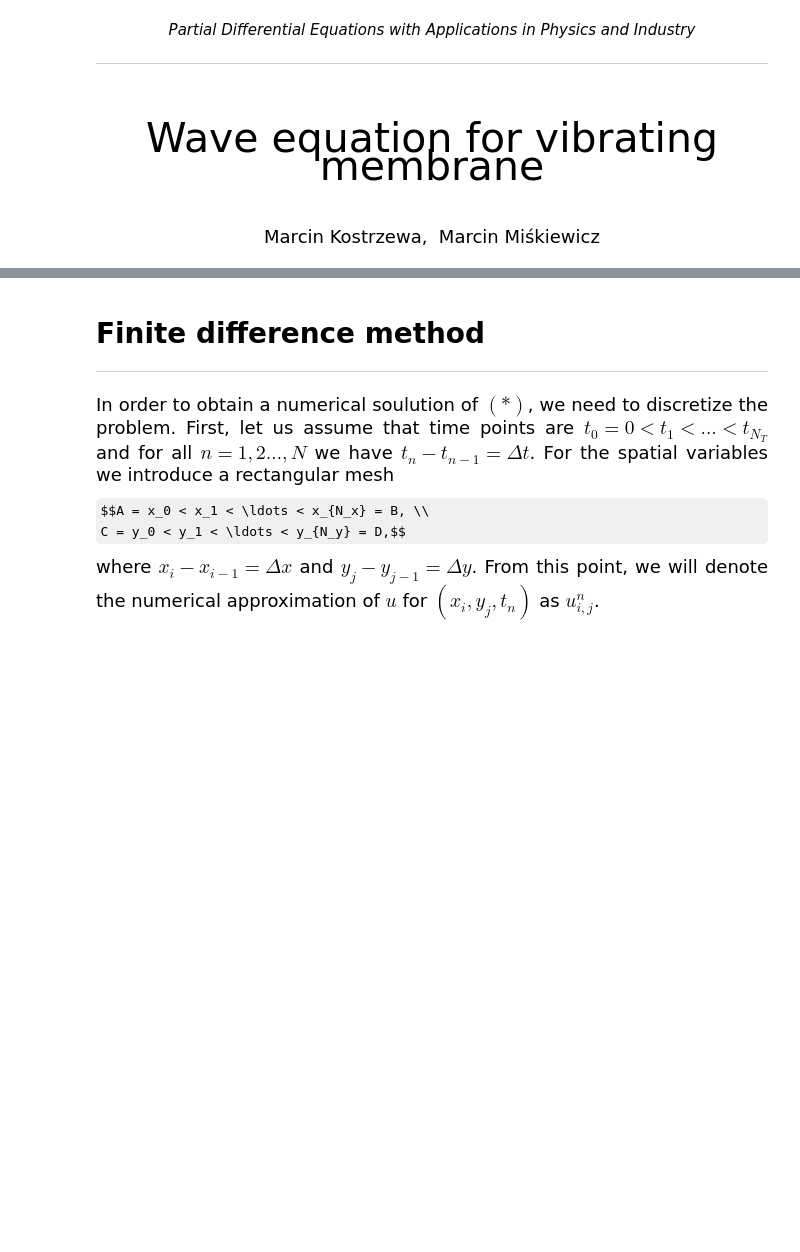
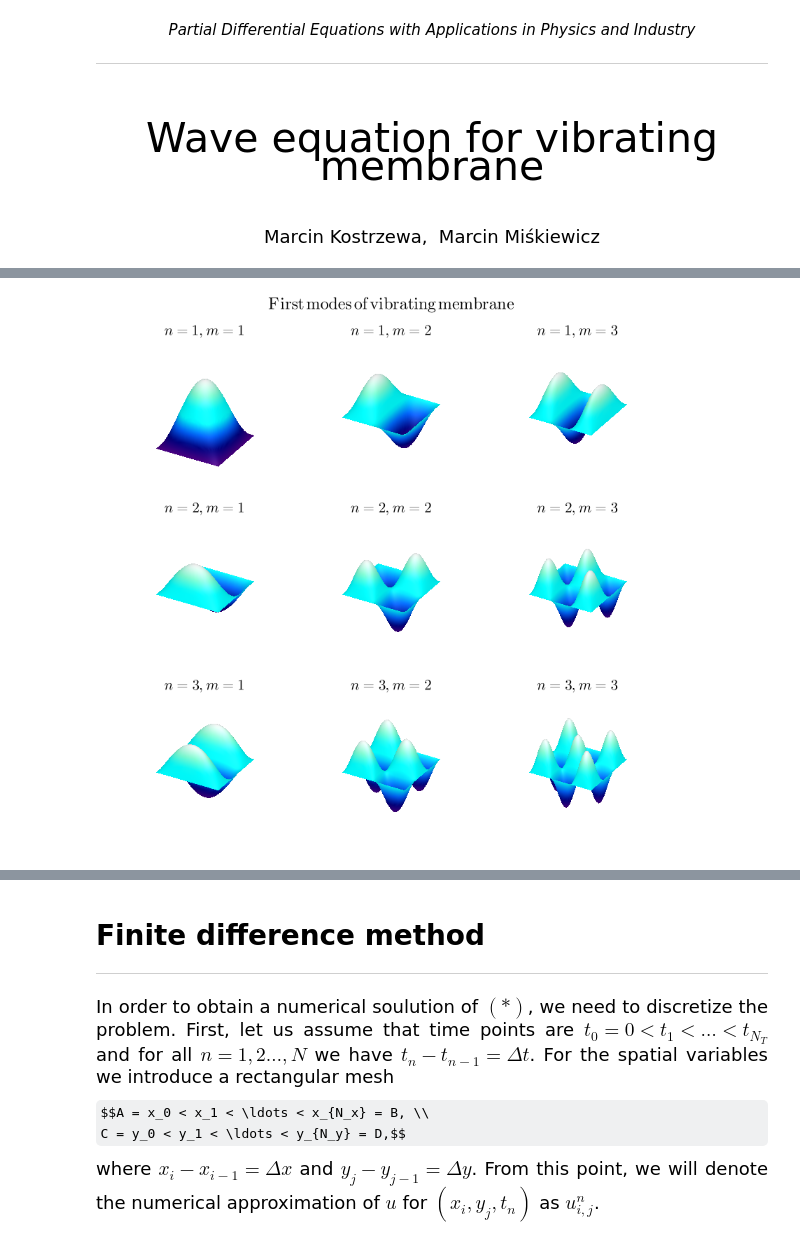
Before and after one commit to MarcinBear/PDE-project, a Jupyter notebook: PDE-project.ipynb, the cells around one changed output, grey strips where cells are left out. Saved outputs shown, nothing was run; the diff lists cells and outputs as text; code cells hidden in the pictures; some formulas as TeX source; blank space fills up the shorter version.

```diff
--- a/PDE-project.ipynb
+++ b/PDE-project.ipynb
@@ -50,0 +132,18 @@ where $\Omega \subset \mathbb{R}^d$ is in our case a rectangle $[A, B] \times [C
+# %%
+xs = LinRange(0, 1, 50)
+ys = xs'
+plots = []
+for n in 1:3, m in 1:3
+    ψ(x, y) = sin(x * π * n) * sin(m * y * π)
+    p = surface(xs, xs, ψ.(xs, ys),
+                colorbar=false,
+                colormap=COLORMAP_1,
+                axis=false,
+                grid=false,
+                title="\$n = $(n), m = $(m)\$")
+    push!(plots, p)
+end
+
+plot(plots..., layout=(3, 3), size=(800, 800), plot_title=L"\textrm{First\, modes\, of\, vibrating\, membrane}")
+# %% [output]
+[figure, added]
```
Also changed, not shown: parts of 9 cells of this notebook, 1 other file.
